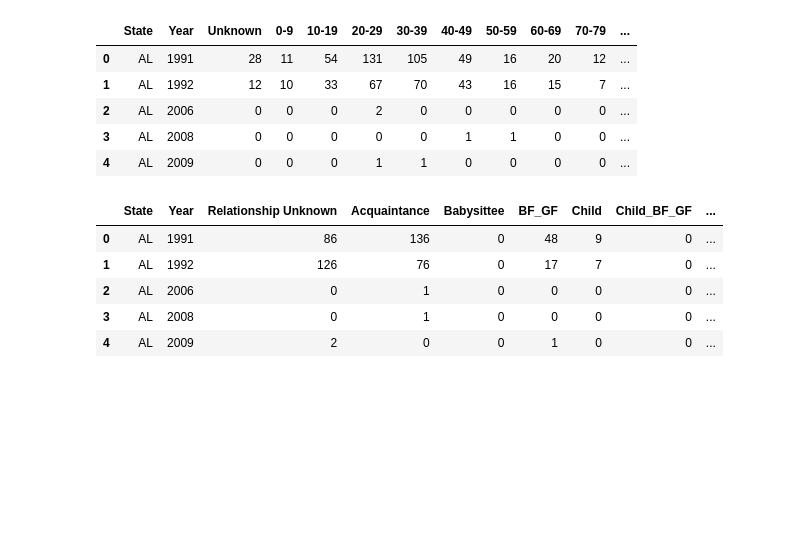
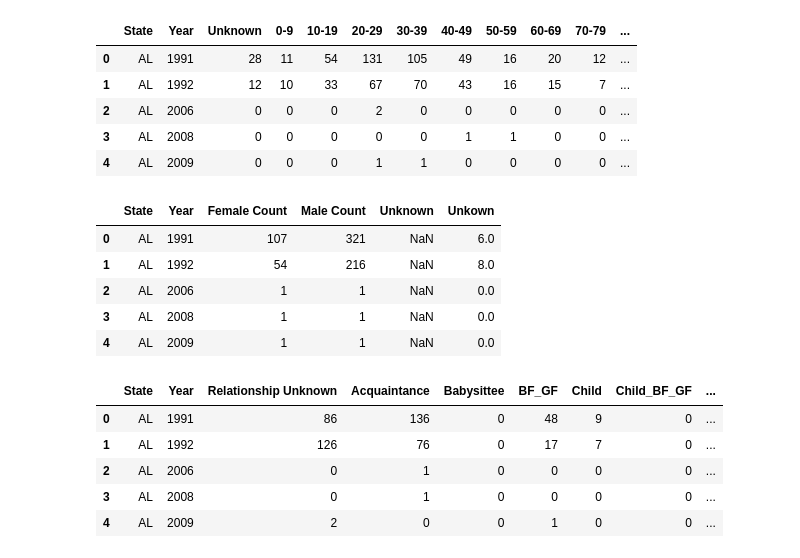
Before and after one commit to stace2775/07-Group_Project_1, a Jupyter notebook: GROUP_2_DATA_EXPLORATION_AND_CLEANUP.ipynb, the cells around one changed output. Cells and saved outputs as stored; diff of their text form; code cells hidden in the pictures; blank space fills up the shorter version.

```diff
--- a/GROUP_2_DATA_EXPLORATION_AND_CLEANUP.ipynb
+++ b/GROUP_2_DATA_EXPLORATION_AND_CLEANUP.ipynb
@@ -185,6 +192,8 @@ v_ageDF.head()
 | 4 | AL | 2009 | 0 | 0 | 0 | 1 | 1 | 0 | 0 | 0 | 0 | ... |
 # %%
 #NUMBER OF VICTIMS OF HOMICIDE PER STATE BY SEX
+
+states = (state_data.iloc[:,1]).astype(str)
 
 #Opened an empty list to initialize a dataframe
 empty_list = []
@@ -202,33 +211,41 @@ sexDF["Unknown"] = ""
 #This is the loop to fill the dataframe.  This should work for any of us pulling the data from the FBI
 #state APIs, with just tweaking the url, keyword and return information.
 
 #The loop stores the return results for an individual state.  Then it loops through the return results to
 #populate each row in the empty dataframe created before.  Once it has looped through all of the return info,
 #it goes back to the beginning and does the same for the next state in states.
 
 #I found the "dataframe.append" bit on a website and it turned out to be the key to filling in the dataframe
 #because it ignores index numbers and just appends to the next empty row available.
 
 for i in states:
 
     state = i
 
     sex_query_url = "https://api.usa.gov/crime/fbi/sapi/api/data/nibrs/homicide/victim/states/"+ state +"/sex?api_key=" + ses_dg_key
     sex_response_state = requests.get(sex_query_url).json()
 
     for i in sex_response_state['results']:
 
         sexDF = sexDF.append({'State': state,
                           'Year': i['data_year'],
                           'Female Count': i['female_count'],
                           'Male Count' : i['male_count'],
                           'Unkown' : i['unknown']},
                           ignore_index = True)
 
 
 sexDF.to_csv("output_data/state_v_sex_data.csv")
 
+
 sexDF.head()
+# %% [output]
+|  | State | Year | Female Count | Male Count | Unknown | Unkown |
+| 0 | AL | 1991 | 107 | 321 | NaN | 6.0 |
+| 1 | AL | 1992 | 54 | 216 | NaN | 8.0 |
+| 2 | AL | 2006 | 1 | 1 | NaN | 0.0 |
+| 3 | AL | 2008 | 1 | 1 | NaN | 0.0 |
+| 4 | AL | 2009 | 1 | 1 | NaN | 0.0 |
 # %%
 #NUMBER OF  VICTIMS OF HOMICIDE PER STATE BY RELATIONSHIP CATEGORY
 
```
Also changed, not shown: parts of 3 cells of this notebook, 16 other files.
